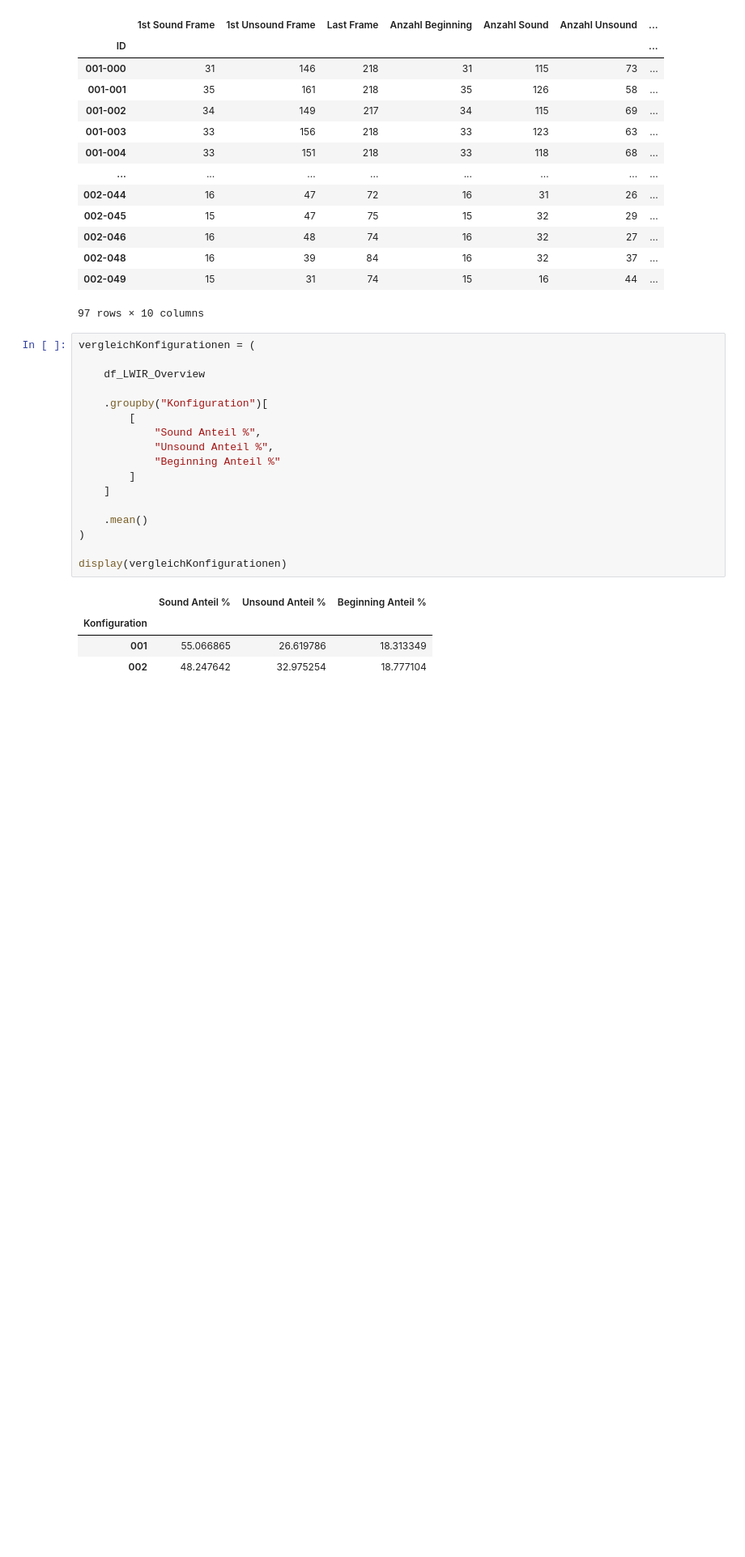
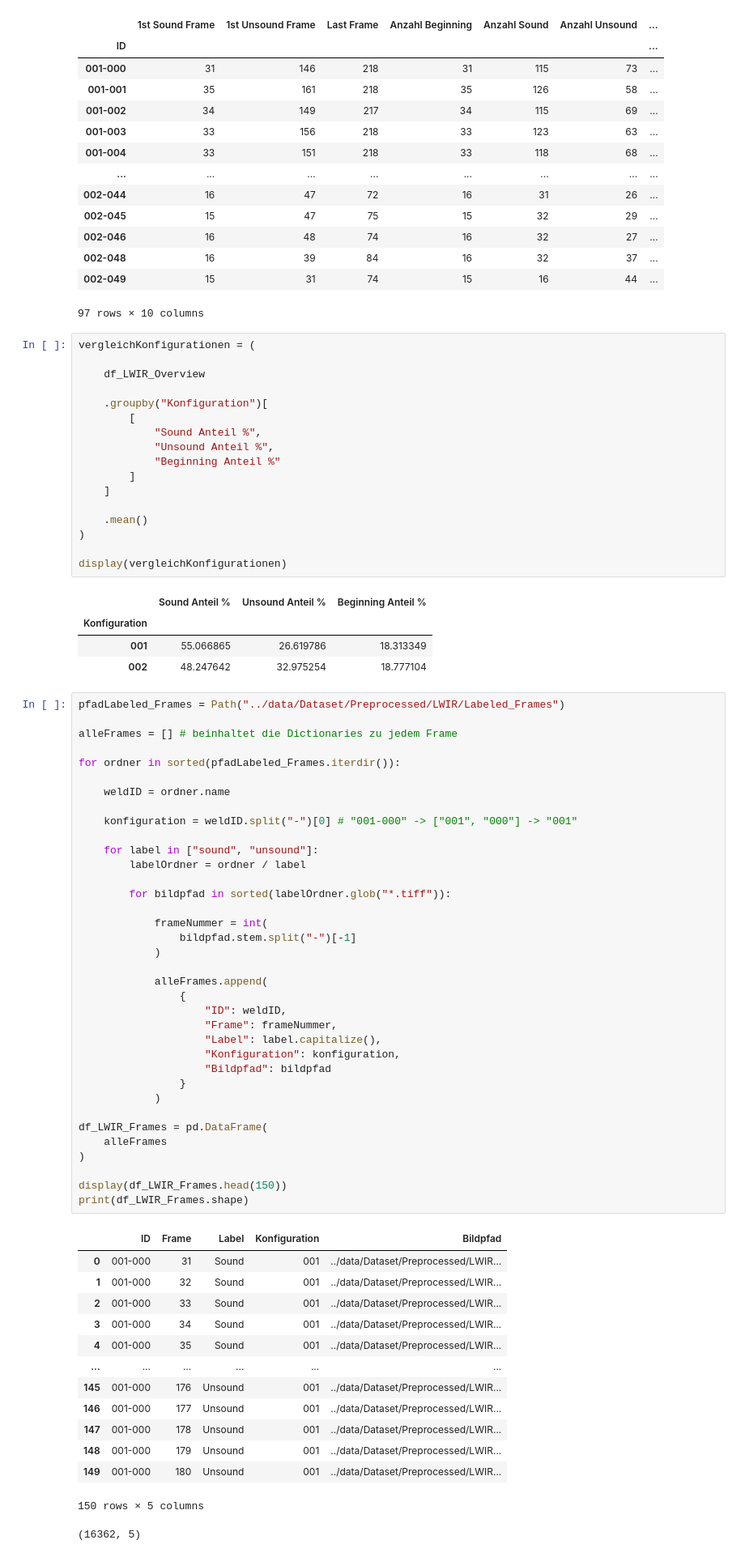
Before and after one commit to molnarkop04/industrial-ai-timeseries, a Jupyter notebook: projects/laser_welding_quality/notebooks/laserWelding.ipynb, the cells around one changed output. Shown at 81% size. Drawn from its saved outputs; the diff is of its cells as text; blank space fills up the shorter version.

Commit message:
new DataFrame created

```diff
--- a/projects/laser_welding_quality/notebooks/laserWelding.ipynb
+++ b/projects/laser_welding_quality/notebooks/laserWelding.ipynb
@@ -992,3 +992,54 @@ display(vergleichKonfigurationen)
 | Konfiguration |  |  |  |
 | 001 | 55.066865 | 26.619786 | 18.313349 |
 | 002 | 48.247642 | 32.975254 | 18.777104 |
+# %%
+pfadLabeled_Frames = Path("../data/Dataset/Preprocessed/LWIR/Labeled_Frames")
+
+alleFrames = [] # beinhaltet die Dictionaries zu jedem Frame
+
+for ordner in sorted(pfadLabeled_Frames.iterdir()):
+
+    weldID = ordner.name
+
+    konfiguration = weldID.split("-")[0] # "001-000" -> ["001", "000"] -> "001"
+
+    for label in ["sound", "unsound"]:
+        labelOrdner = ordner / label
+
+        for bildpfad in sorted(labelOrdner.glob("*.tiff")):
+
+            frameNummer = int(
+                bildpfad.stem.split("-")[-1]
+            )
+
+            alleFrames.append(
+                {
+                    "ID": weldID,
+                    "Frame": frameNummer,
+                    "Label": label.capitalize(),
+                    "Konfiguration": konfiguration,
+                    "Bildpfad": bildpfad
+                }
+            )
+
+df_LWIR_Frames = pd.DataFrame(
+    alleFrames
+)
+
+display(df_LWIR_Frames.head(150))
+print(df_LWIR_Frames.shape)
+# %% [output]
+|  | ID | Frame | Label | Konfiguration | Bildpfad |
+| 0 | 001-000 | 31 | Sound | 001 | ../data/Dataset/Preprocessed/LWIR... |
+| 1 | 001-000 | 32 | Sound | 001 | ../data/Dataset/Preprocessed/LWIR... |
+| 2 | 001-000 | 33 | Sound | 001 | ../data/Dataset/Preprocessed/LWIR... |
+| 3 | 001-000 | 34 | Sound | 001 | ../data/Dataset/Preprocessed/LWIR... |
+| 4 | 001-000 | 35 | Sound | 001 | ../data/Dataset/Preprocessed/LWIR... |
+| ... | ... | ... | ... | ... | ... |
+| 145 | 001-000 | 176 | Unsound | 001 | ../data/Dataset/Preprocessed/LWIR... |
+| 146 | 001-000 | 177 | Unsound | 001 | ../data/Dataset/Preprocessed/LWIR... |
+| 147 | 001-000 | 178 | Unsound | 001 | ../data/Dataset/Preprocessed/LWIR... |
+| 148 | 001-000 | 179 | Unsound | 001 | ../data/Dataset/Preprocessed/LWIR... |
+| 149 | 001-000 | 180 | Unsound | 001 | ../data/Dataset/Preprocessed/LWIR... |
+150 rows × 5 columns
+(16362, 5)
```
